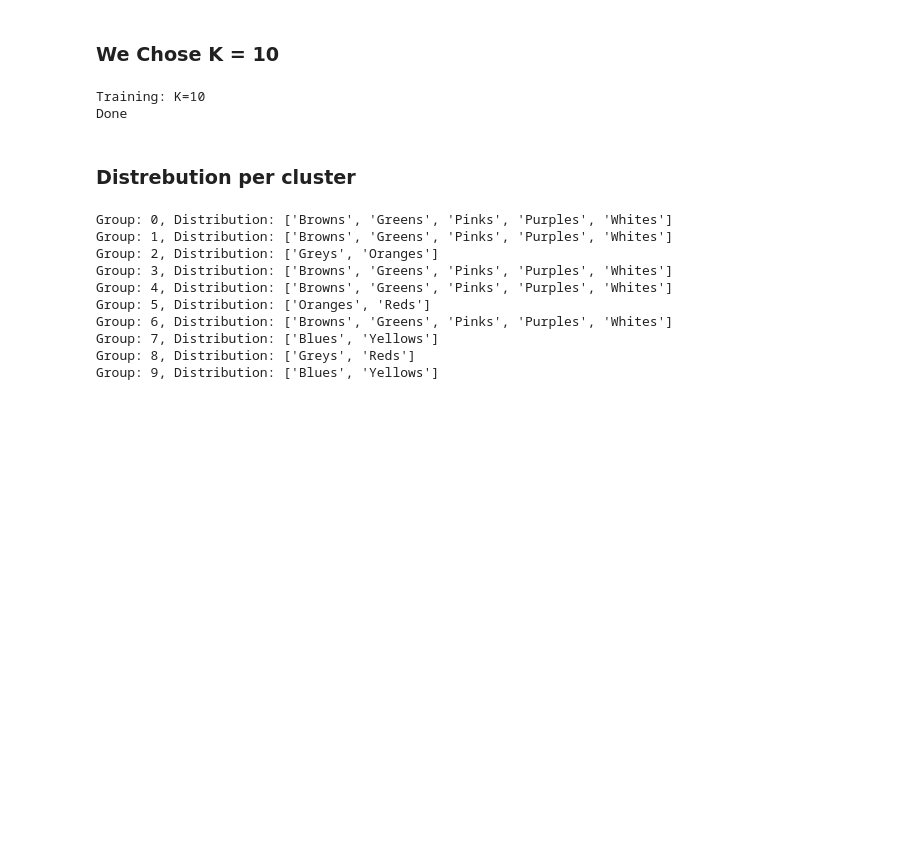
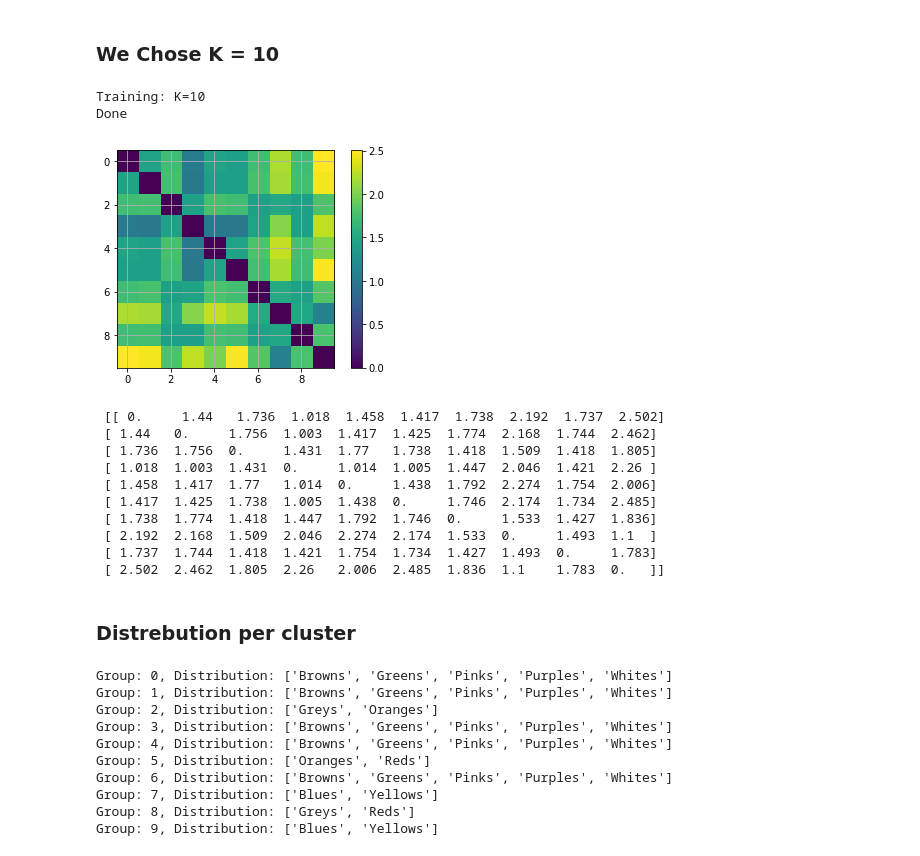
Before and after one commit to BorisBorshevsky/ML-Elections, a Jupyter notebook: Clustering V2.ipynb, the cells around one changed output. Drawn from its saved outputs; the diff is of its cells as text; code cells hidden in the pictures; blank space fills up the shorter version.

```diff
--- a/Clustering V2.ipynb
+++ b/Clustering V2.ipynb
@@ -194,6 +193,39 @@ def basic_distribution(dist):
             values.append(item[0])
 
         print "Group: %s, Distribution: %s"%(str(key), sorted(keys))
+# %%
+from sklearn import mixture
+from sklearn.metrics.pairwise import euclidean_distances
+
+gmm = mixture.GaussianMixture(n_components=k, covariance_type='full').fit(df_train_X)
+
+
+def build_distance_matrix_gmm(gmm):
+    m = euclidean_distances(gmm.means_, gmm.means_)
+    m = np.around(m, decimals=3)
+
+
+    matrix = np.matrix(m)
+    plt.imshow(matrix, interpolation='nearest')
+    plt.colorbar()
+    plt.grid(True)
+    plt.show()
+    return matrix
+
+gmm_dist = build_distance_matrix_gmm(gmm)
+print gmm_dist
+# %% [output]
+[figure, added]
+ [[ 0.     1.44   1.736  1.018  1.458  1.417  1.738  2.192  1.737  2.502]
+ [ 1.44   0.     1.756  1.003  1.417  1.425  1.774  2.168  1.744  2.462]
+ [ 1.736  1.756  0.     1.431  1.77   1.738  1.418  1.509  1.418  1.805]
+ [ 1.018  1.003  1.431  0.     1.014  1.005  1.447  2.046  1.421  2.26 ]
+ [ 1.458  1.417  1.77   1.014  0.     1.438  1.792  2.274  1.754  2.006]
+ [ 1.417  1.425  1.738  1.005  1.438  0.     1.746  2.174  1.734  2.485]
+ [ 1.738  1.774  1.418  1.447  1.792  1.746  0.     1.533  1.427  1.836]
+ [ 2.192  2.168  1.509  2.046  2.274  2.174  1.533  0.     1.493  1.1  ]
+ [ 1.737  1.744  1.418  1.421  1.754  1.734  1.427  1.493  0.     1.783]
+ [ 2.502  2.462  1.805  2.26   2.006  2.485  1.836  1.1    1.783  0.   ]]
 # %% [markdown]
 ### Distrebution per cluster
 # %%
```
Also changed, not shown: parts of 3 cells of this notebook, 3 other files.
